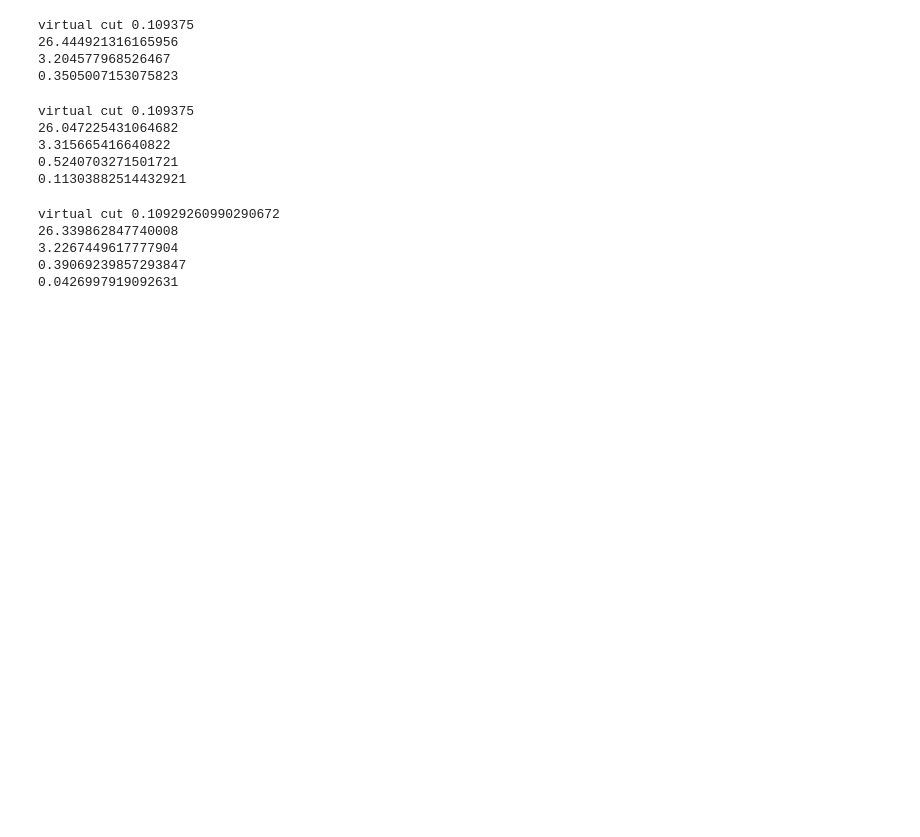
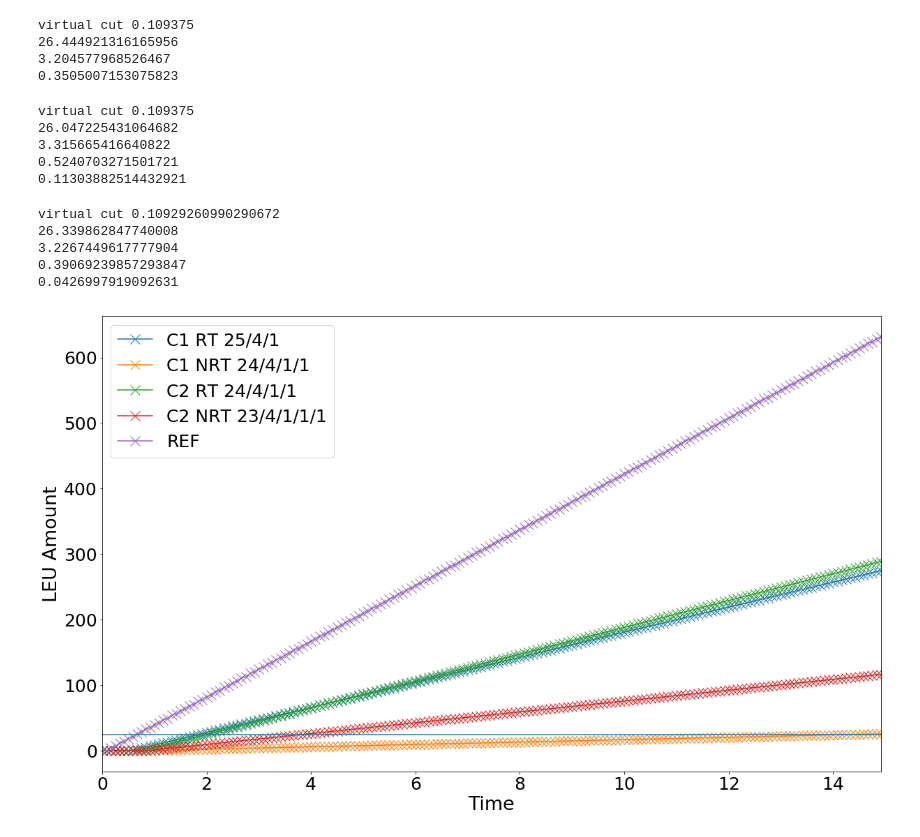
Before and after one commit to bam241/cyclus_jcpoa, a Jupyter notebook: work.ipynb, the cells around one changed output. Saved outputs shown, nothing was run; the diff lists cells and outputs as text; code cells hidden in the pictures; blank space fills up the shorter version.

```diff
--- a/work.ipynb
+++ b/work.ipynb
@@ -97,3 +97,56 @@ virtual cut 0.10929260990290672
 3.2267449617777904
 0.39069239857293847
 0.0426997919092631
+# %%
+import sys
+import os
+sys.path.append(os.path.abspath("/Users/mouginot/work/helpmetric"))
+import cymetrichelper as cyh
+import pandahelper as pdh
+
+
+import cymetric as cym
+import pandas as pd
+
+import numpy as np
+
+import matplotlib.pyplot as plt
+from cymetric import graphs as cgr
+from cymetric import timeseries as tm
+
+%matplotlib inline
+
+files = ['case_2_/cascade_case_2_S2_25_4_1.sqlite',
+         'case_2_/cascade_case_2_no_rec_S3_24_4_1_1.sqlite',
+         'case_3_/cascade_case_3_S3_24_4_1_1.sqlite',
+         'case_3_/cascade_case_3_no_rec_S4_23_4_1_1_1.sqlite',
+         'cascade_case_1.sqlite']
+invs = ['storage_2',
+        'storage_3',
+        'storage_3',
+        'storage_4',
+
+        'storage']
+
+c_names = ['C1 RT 25/4/1','C1 NRT 24/4/1/1','C2 RT 24/4/1/1','C2 NRT 23/4/1/1/1','REF']
+
+LEU_qty_case_2_x = []
+plt_LEU_qty_case_2_x = []
+
+for i in range(5):
+    db_ = cym.dbopen(files[i])
+    ev_ = cym.Evaluator(db=db_, write=False)
+
+    df_ = tm.inventories(ev_, [invs[i]])
+    df_ = pdh.RenameTS(pdh.RemoveNan(df_), "Time", c_names[i])
+    df_['Time'] *= 1/12.
+    LEU_qty_case_2_x.append(df_)
+    plt_LEU_qty_case_2_x.append( (LEU_qty_case_2_x[i], c_names[i]) )
+
+pdh.MakePlot(plt_LEU_qty_case_2_x, "Time", "LEU Amount" )
+plt.axhline(y=25)
+
+x = np.arange(0, 16, 1);
+plt.savefig("HEU_prod.png")
+# %% [output]
+[figure, added]
```
Also changed, not shown: 9 other files.
